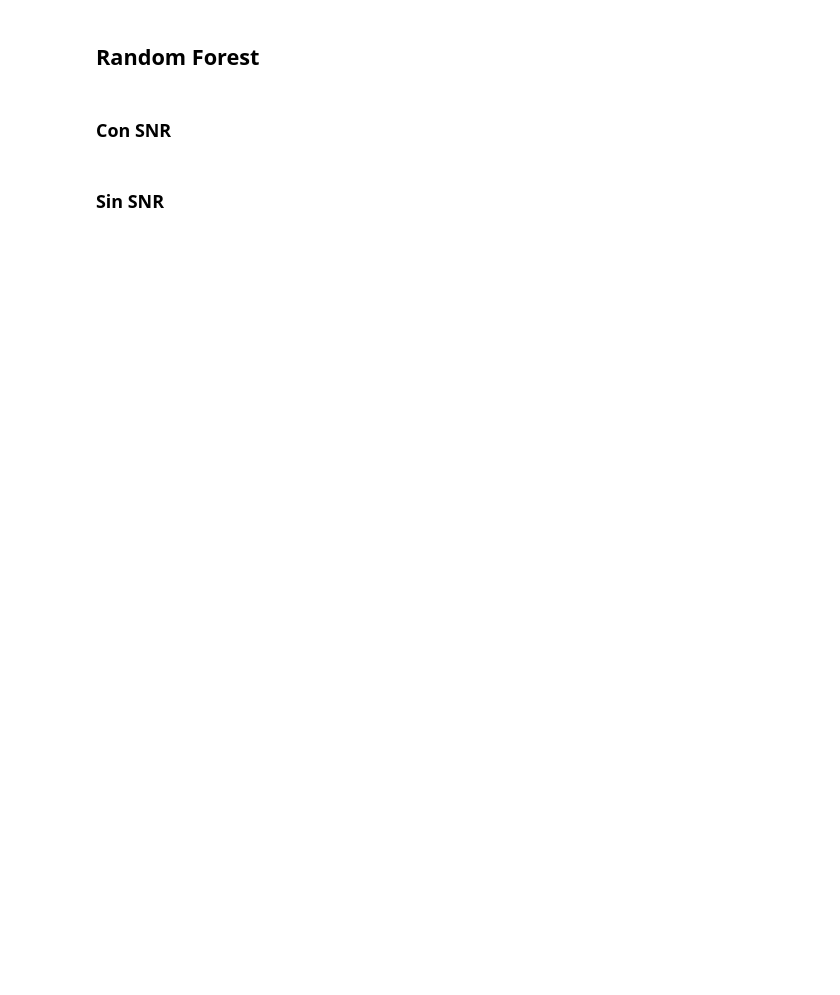
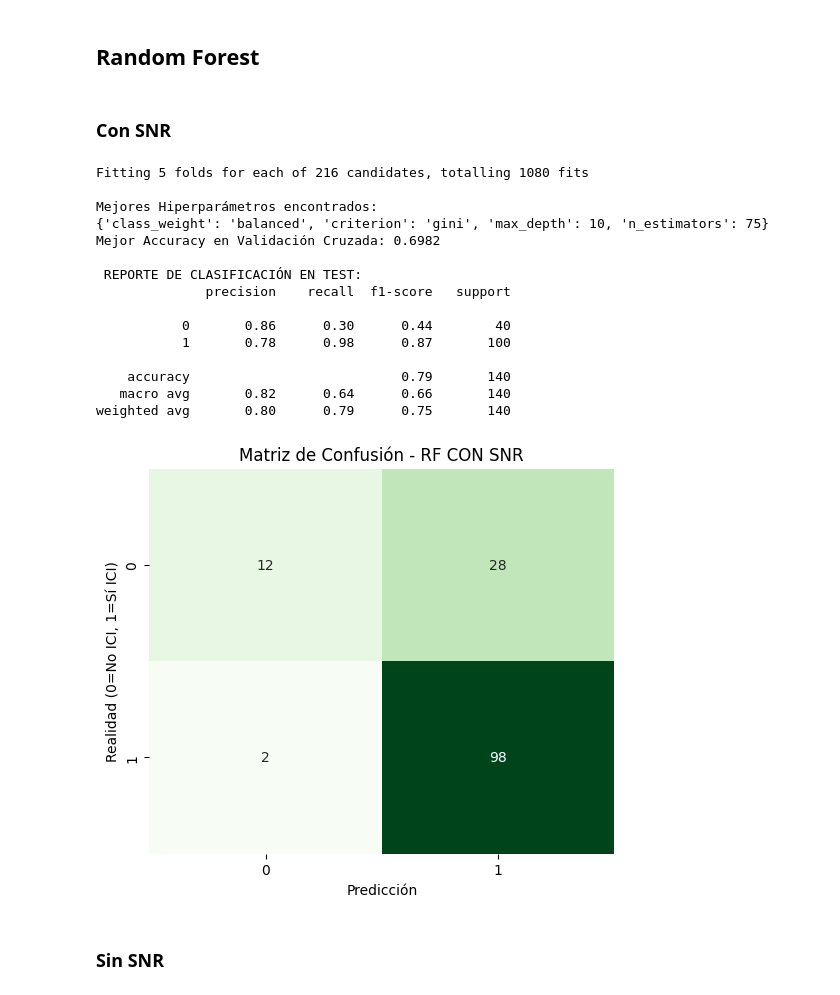
Before and after one commit to jusanchez6/Trabajo_Final_PACD, a Jupyter notebook: code.ipynb, the cells around one changed output. Cells and saved outputs as stored; diff of their text form; code cells hidden in the pictures; blank space fills up the shorter version.

```diff
--- a/code.ipynb
+++ b/code.ipynb
@@ -77,7 +79,7 @@ from sklearn.metrics import classification_report, confusion_matrix, accuracy_sc
 # %%
 
 # 1. Rutas de carpetas
-BASE_PATH = 'C:/Users/valen/OneDrive - Universidad de Antioquia/2025-2 NOTAS/PACD/Trabajo Final - PACD'
+BASE_PATH = './database'
 
 carpetas = {
     "15GHz": 1,
@@ -930,4 +995,27 @@ weighted avg       0.80      0.81      0.79       140
 # %% [markdown]
 ### **Con SNR**
+# %%
+rf_con_snr_final = optimizar_random_forest(
+    X_train_std_reducido, y_train,
+    X_test_std_reducido, y_test,
+    "CON SNR"
+)
+# %% [output]
+Fitting 5 folds for each of 216 candidates, totalling 1080 fits
+
+Mejores Hiperparámetros encontrados:
+{'class_weight': 'balanced', 'criterion': 'gini', 'max_depth': 10, 'n_estimators': 75}
+Mejor Accuracy en Validación Cruzada: 0.6982
+
+ REPORTE DE CLASIFICACIÓN EN TEST:
+              precision    recall  f1-score   support
+
+           0       0.86      0.30      0.44        40
+           1       0.78      0.98      0.87       100
+
+    accuracy                           0.79       140
+   macro avg       0.82      0.64      0.66       140
+weighted avg       0.80      0.79      0.75       140
+[figure, added]
 # %% [markdown]
 ### **Sin SNR**
```
Also changed, not shown: parts of 10 cells of this notebook.
